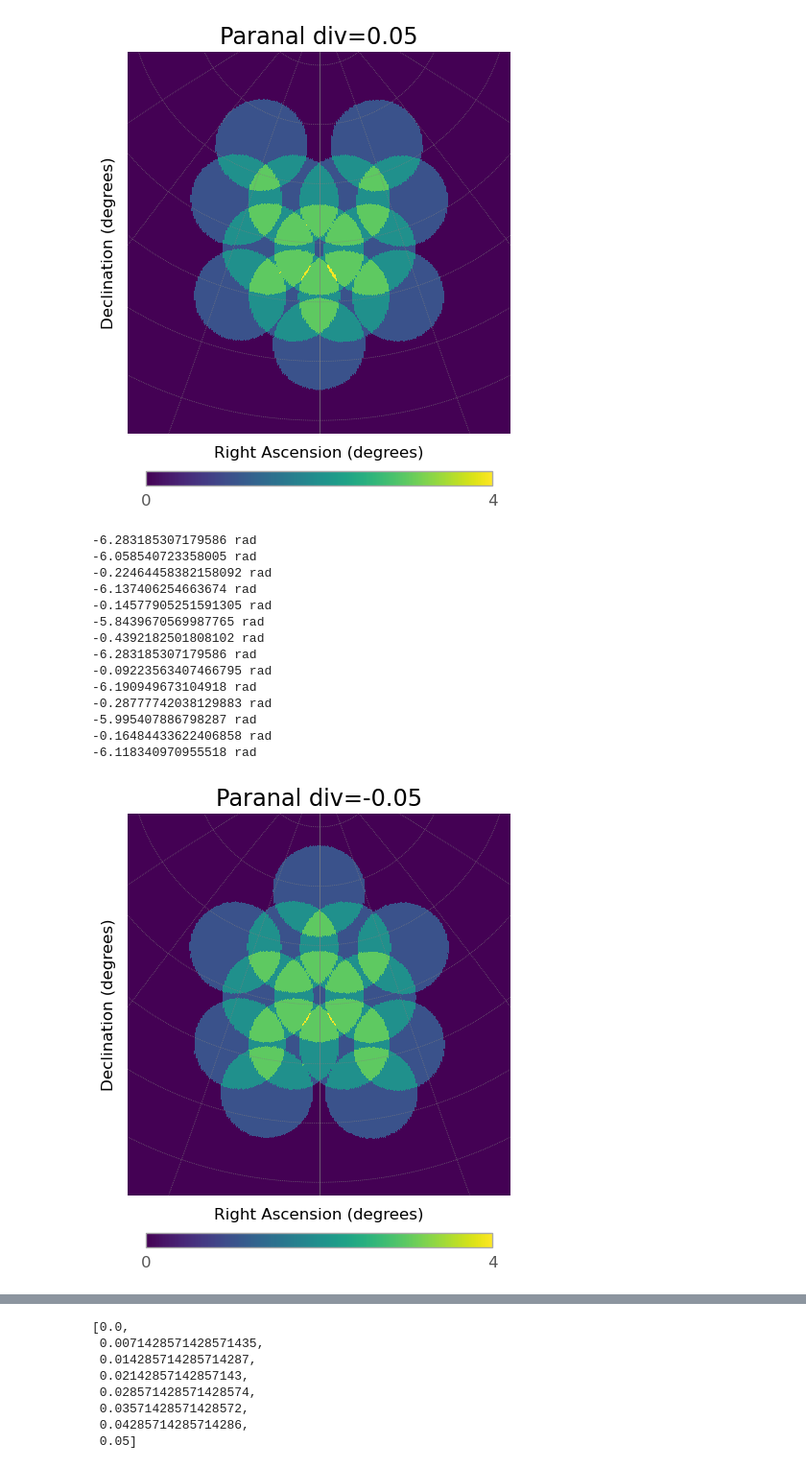
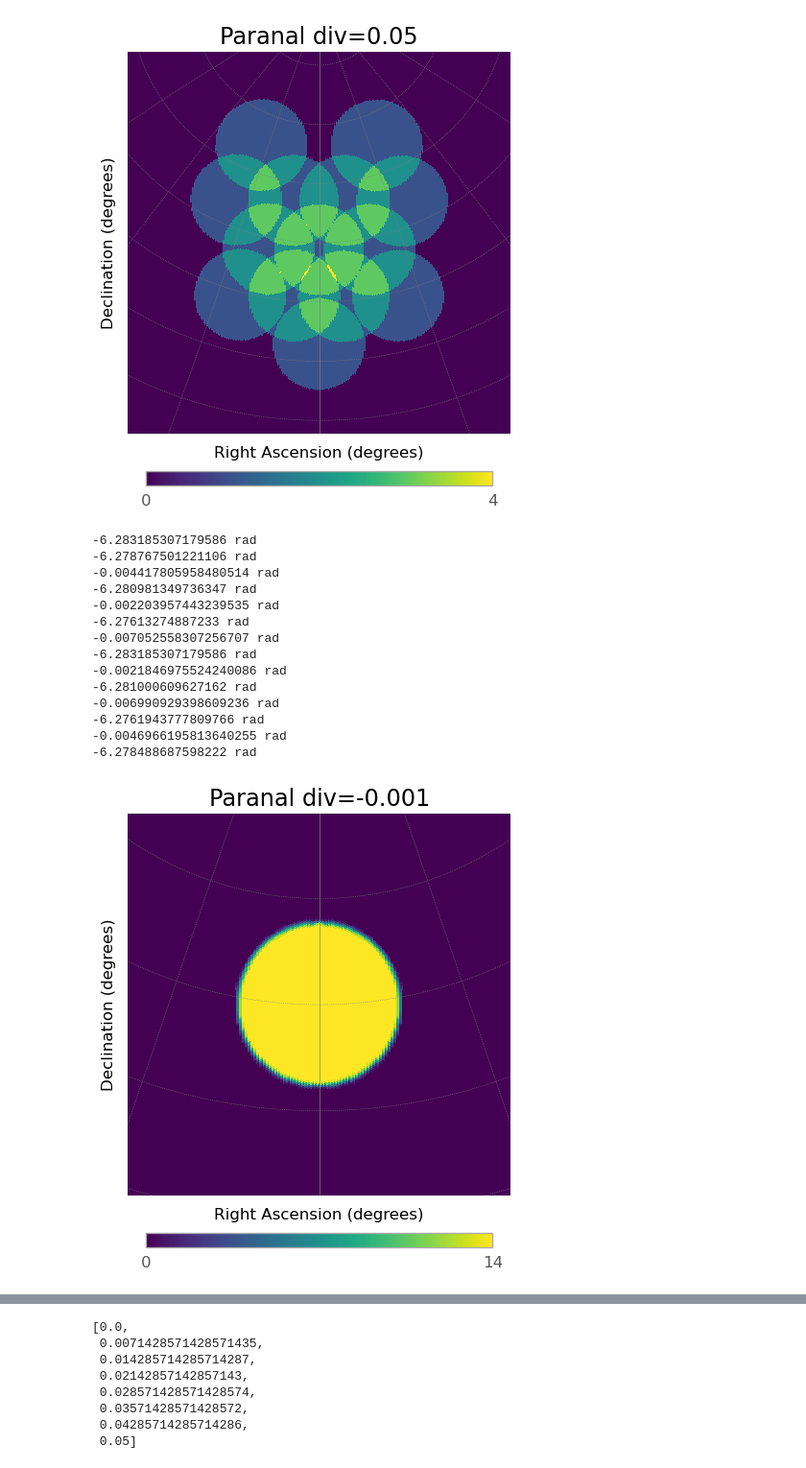
Before and after one commit to SamantaMorales/divtel, a Jupyter notebook: MST_notebook_best_configurations_1_altitude_configuration.ipynb, the cells around one changed output, grey strips where cells are left out. Shown at 96% size. Cells and saved outputs as stored; diff of their text form; code cells hidden in the pictures.

```diff
--- a/MST_notebook_best_configurations_1_altitude_configuration.ipynb
+++ b/MST_notebook_best_configurations_1_altitude_configuration.ipynb
@@ -411,24 +411,24 @@ full_array.multiplicity_plot()
 # %% [output]
 [figure]
 # %%
-full_array.divergent_pointing(-0.05, az=0,alt=70)
+full_array.divergent_pointing(-0.001, az=0,alt=70)
 full_array.multiplicity_plot()
 # %% [output]
 -6.283185307179586 rad
--6.058540723358005 rad
--0.22464458382158092 rad
--6.137406254663674 rad
--0.14577905251591305 rad
--5.8439670569987765 rad
--0.4392182501808102 rad
+-6.278767501221106 rad
+-0.004417805958480514 rad
+-6.280981349736347 rad
+-0.002203957443239535 rad
+-6.27613274887233 rad
+-0.007052558307256707 rad
 -6.283185307179586 rad
--0.09223563407466795 rad
--6.190949673104918 rad
--0.28777742038129883 rad
--5.995407886798287 rad
--0.16484433622406858 rad
--6.118340970955518 rad
+-0.0021846975524240086 rad
+-6.281000609627162 rad
+-0.006990929398609236 rad
+-6.2761943777809766 rad
+-0.0046966195813640255 rad
+-6.278488687598222 rad
-[figure, old version]
+[figure, new version]
 # %%
 #array_alt_1.display("xyz")
 
```
Also changed, not shown: parts of 1 cell of this notebook, 3 other files.
